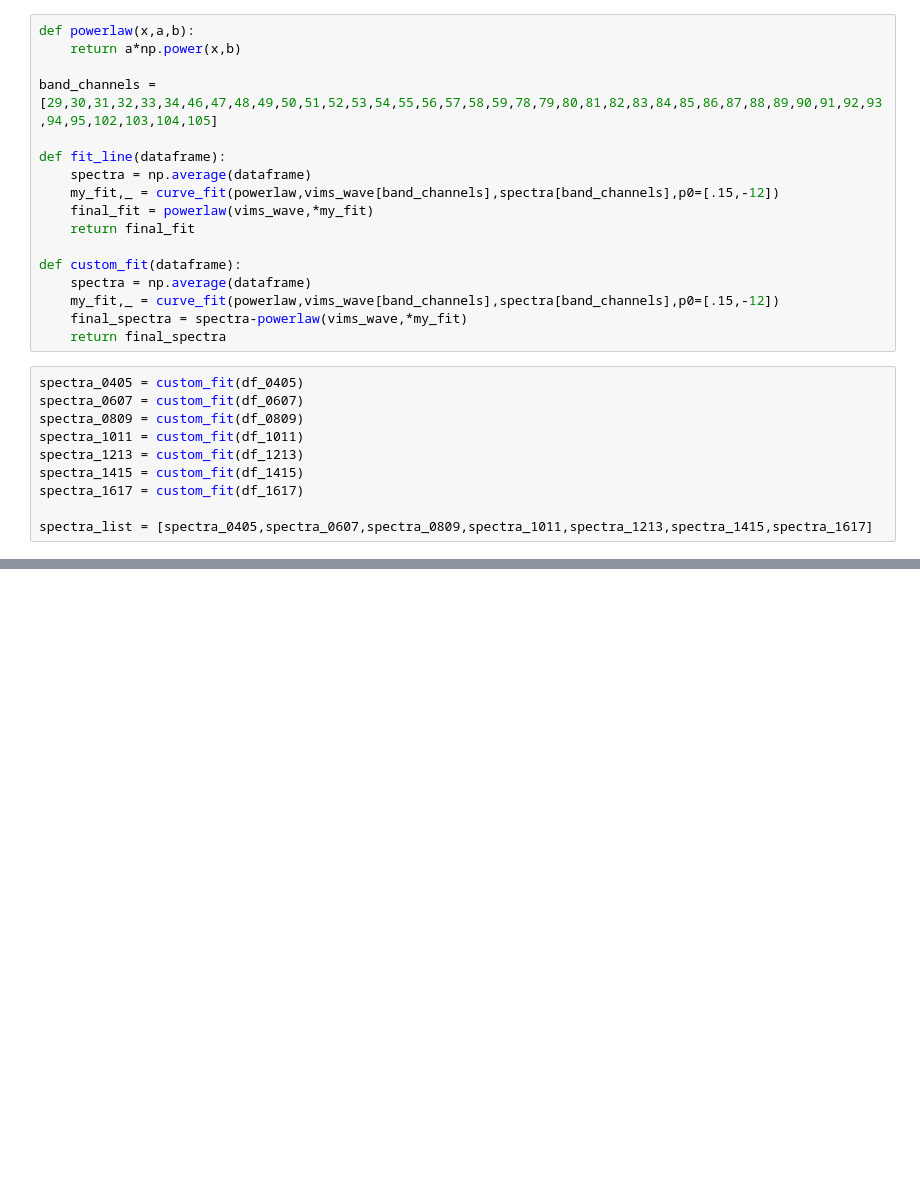
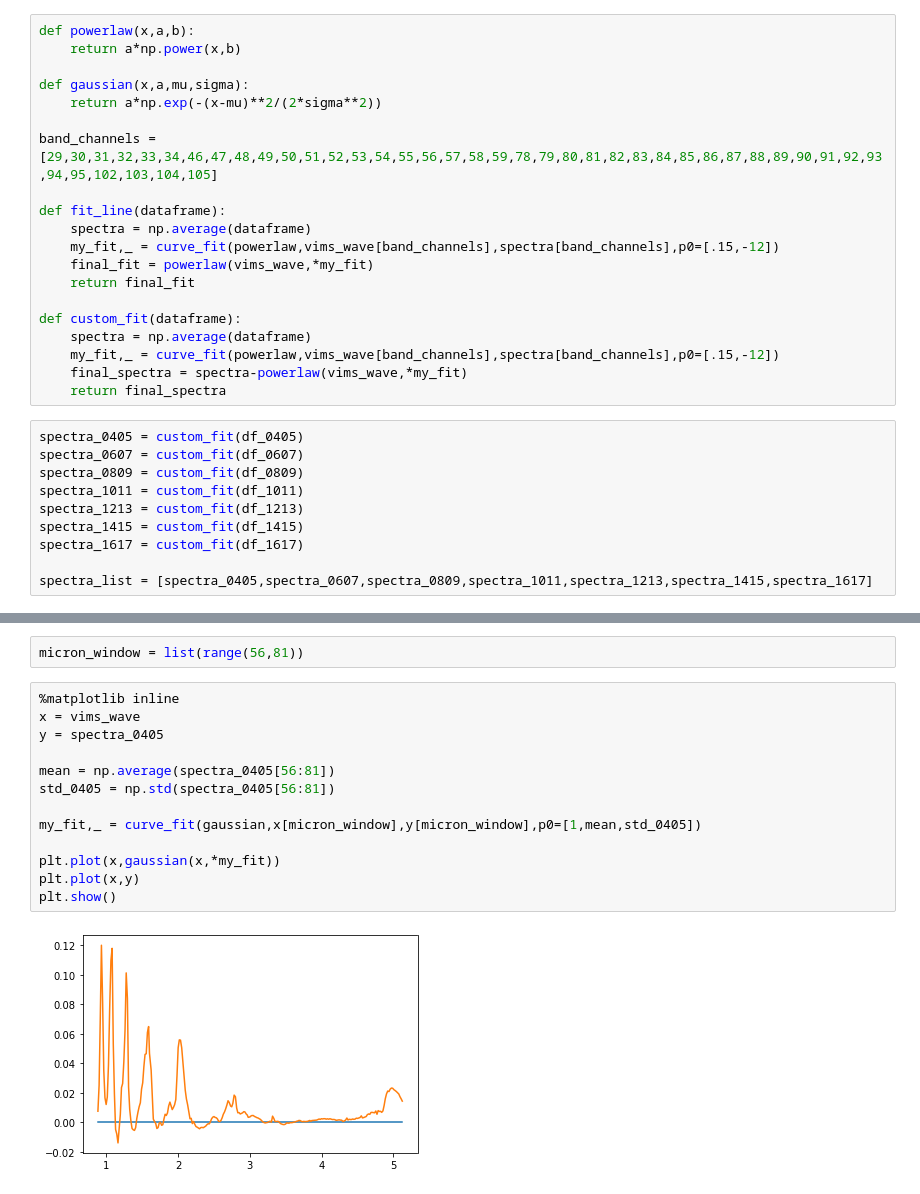
Before and after one commit to lucaslibshutz/spectralResearch, a Jupyter notebook: spectral_fitting_2.ipynb, the cells around one changed output, grey strips where cells are left out. Cells and saved outputs as stored; diff of their text form; blank space fills up the shorter version.

Commit message:
attempted to fit gaussian distro to spectrum

```diff
--- a/spectral_fitting_2.ipynb
+++ b/spectral_fitting_2.ipynb
@@ -17,6 +17,9 @@ vims_wave = np.loadtxt('vims_wave.txt')
 # %%
 def powerlaw(x,a,b):
     return a*np.power(x,b)
+
+def gaussian(x,a,mu,sigma):
+    return a*np.exp(-(x-mu)**2/(2*sigma**2))
 
 band_channels = [29,30,31,32,33,34,46,47,48,49,50,51,52,53,54,55,56,57,58,59,78,79,80,81,82,83,84,85,86,87,88,89,90,91,92,93,94,95,102,103,104,105]
 
@@ -53,0 +57,17 @@ plt.show()
+# %%
+micron_window = list(range(56,81))
+# %%
+%matplotlib inline
+x = vims_wave
+y = spectra_0405
+
+mean = np.average(spectra_0405[56:81])
+std_0405 = np.std(spectra_0405[56:81])
+
+my_fit,_ = curve_fit(gaussian,x[micron_window],y[micron_window],p0=[1,mean,std_0405])
+
+plt.plot(x,gaussian(x,*my_fit))
+plt.plot(x,y)
+plt.show()
+# %% [output]
+[figure, added]
```
Also changed, not shown: parts of 1 cell of this notebook, 1 other file.
